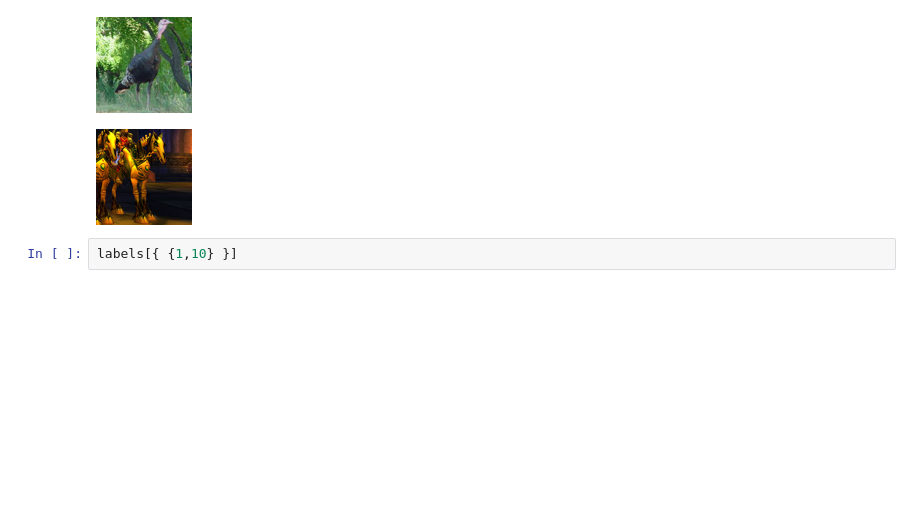
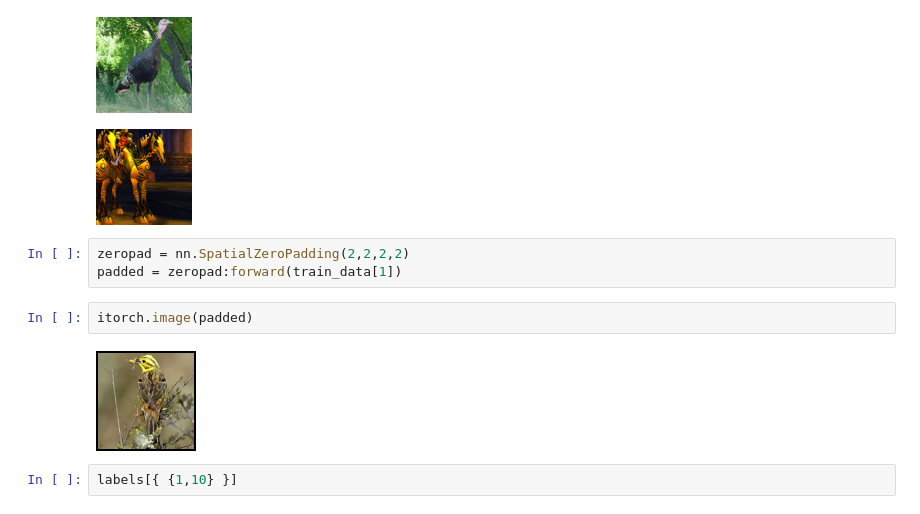
Before and after one commit to pvarsh/DeepBlue_STL-10, a Jupyter notebook: lua/model_visualize.ipynb, the cells around one changed output. Saved outputs shown, nothing was run; the diff lists cells and outputs as text; blank space fills up the shorter version.

Commit message:
Shows how zero padding works

```diff
--- a/lua/model_visualize.ipynb
+++ b/lua/model_visualize.ipynb
@@ -51,6 +51,13 @@ itorch.image(train_data[{4}])
 [figure]
 [figure]
 [figure]
+# %%
+zeropad = nn.SpatialZeroPadding(2,2,2,2)
+padded = zeropad:forward(train_data[1])
+# %%
+itorch.image(padded)
+# %% [output]
+[figure, added]
 # %%
 labels[{ {1,10} }]
 # %% [output]
```
